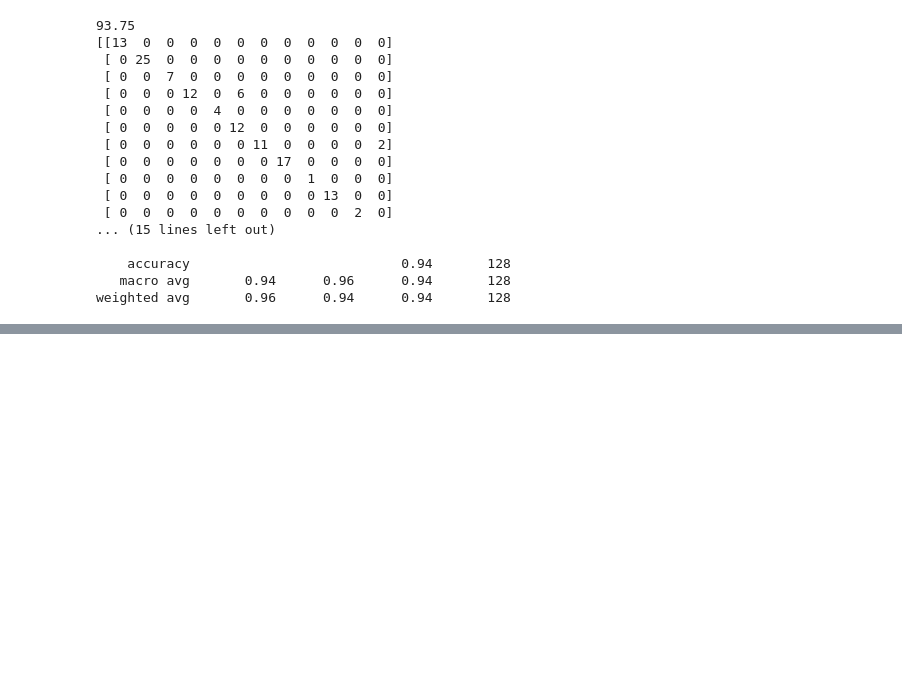
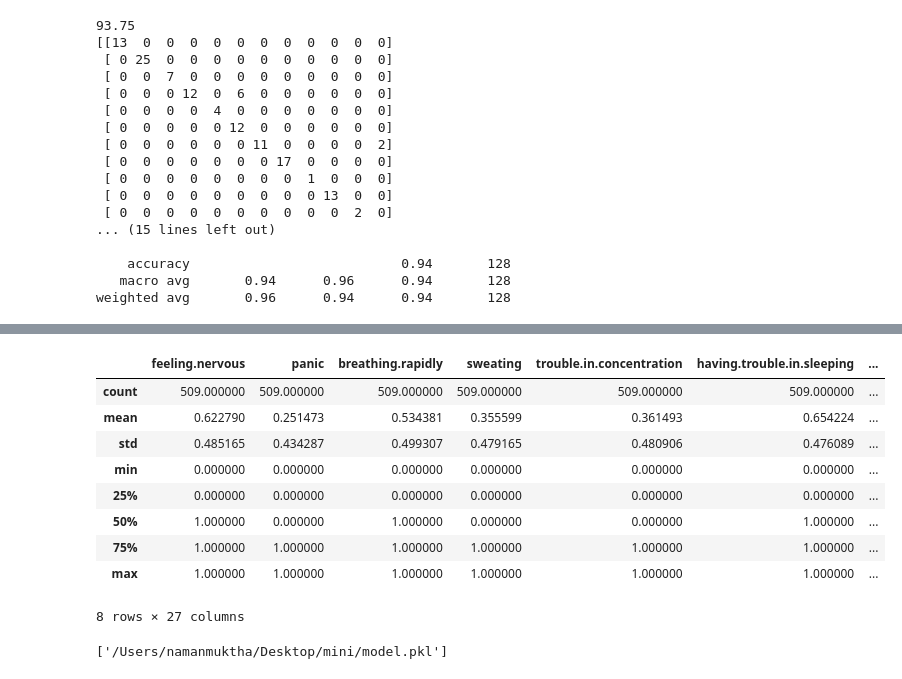
Before and after one commit to namanmuktha/SAMAM, a Jupyter notebook: disorderpredict_1.ipynb, the cells around one changed output, grey strips where cells are left out. Cells and saved outputs as stored; diff of their text form; code cells hidden in the pictures; blank space fills up the shorter version.

```diff
--- a/disorderpredict_1.ipynb
+++ b/disorderpredict_1.ipynb
@@ -444,0 +456,13 @@ X_train.columns
+# %%
+X_train.describe()
+# %% [output]
+|  | feeling.nervous | panic | breathing.rapidly | sweating | trouble.in.concentration | having.trouble.in.sleeping | ... |
+| count | 509.000000 | 509.000000 | 509.000000 | 509.000000 | 509.000000 | 509.000000 | ... |
+| mean | 0.622790 | 0.251473 | 0.534381 | 0.355599 | 0.361493 | 0.654224 | ... |
+| std | 0.485165 | 0.434287 | 0.499307 | 0.479165 | 0.480906 | 0.476089 | ... |
+| min | 0.000000 | 0.000000 | 0.000000 | 0.000000 | 0.000000 | 0.000000 | ... |
+| 25% | 0.000000 | 0.000000 | 0.000000 | 0.000000 | 0.000000 | 0.000000 | ... |
+| 50% | 1.000000 | 0.000000 | 1.000000 | 0.000000 | 0.000000 | 1.000000 | ... |
+| 75% | 1.000000 | 1.000000 | 1.000000 | 1.000000 | 1.000000 | 1.000000 | ... |
+| max | 1.000000 | 1.000000 | 1.000000 | 1.000000 | 1.000000 | 1.000000 | ... |
+8 rows × 27 columns
@@ -444,0 +471,4 @@ X_train.columns
+# %%
+joblib.dump(dt, '/Users/namanmuktha/Desktop/mini/model.pkl')
+# %% [output]
+['/Users/namanmuktha/Desktop/mini/model.pkl']
```
Also changed, not shown: parts of 2 cells of this notebook, 5 other files.
